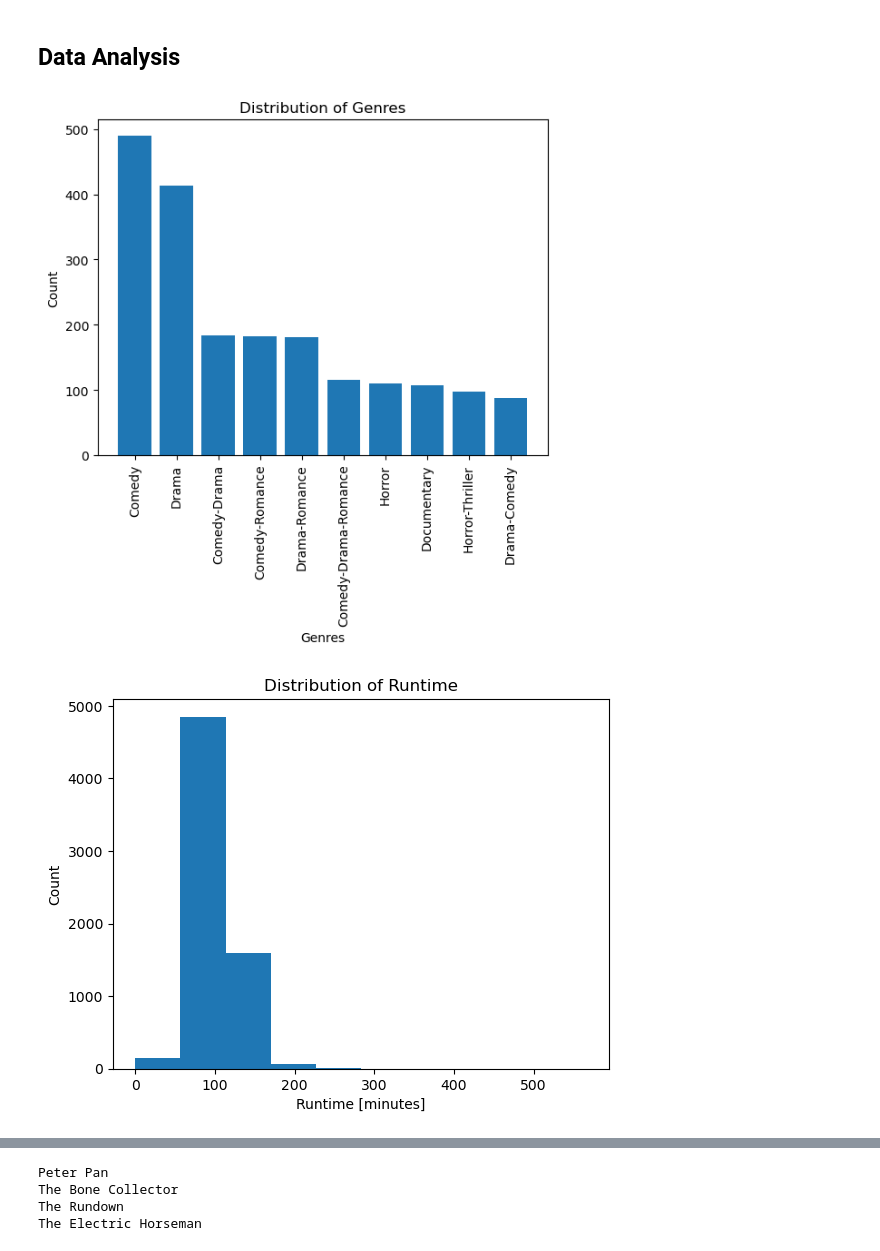
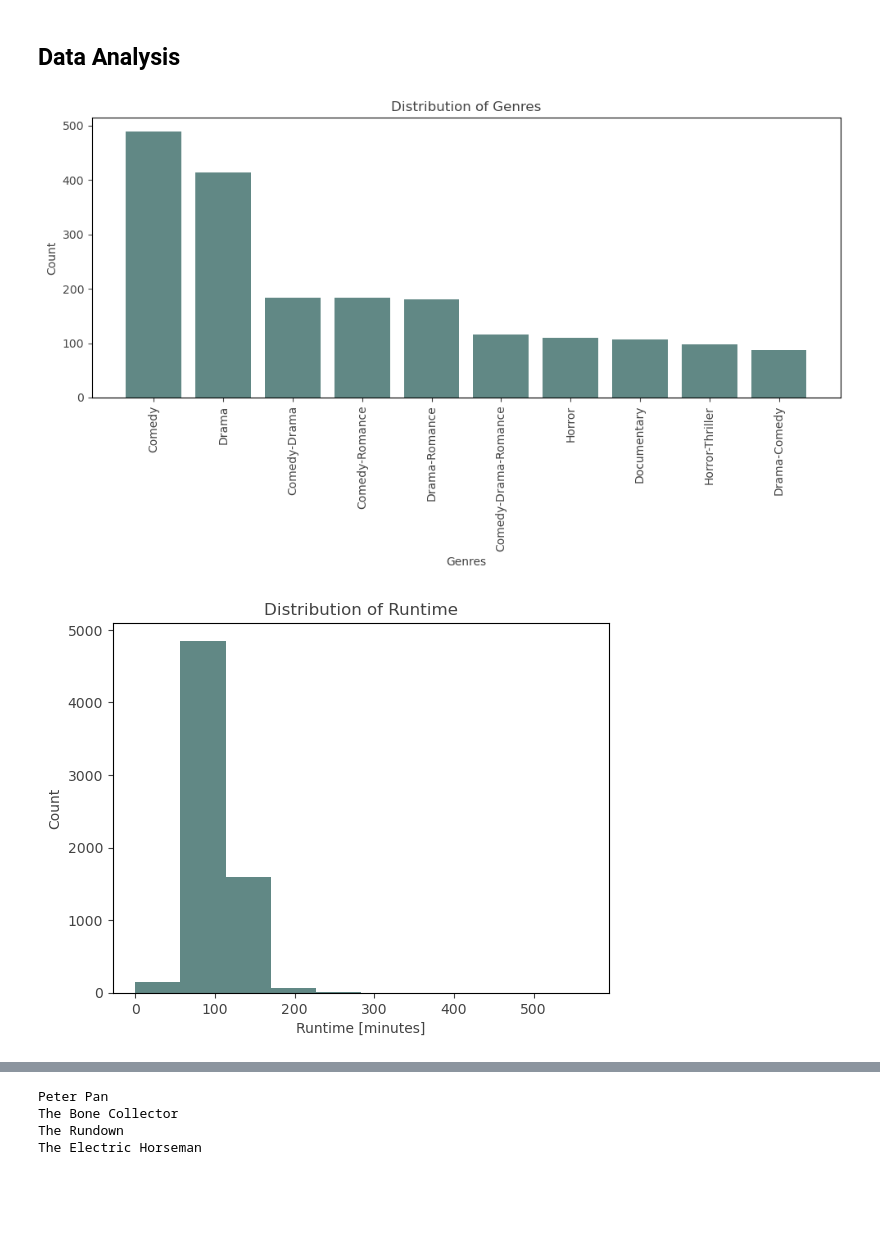
Before and after one commit to Lahjonta/DiscoverySquad, a Jupyter notebook: MovieRecommendation.ipynb, the cells around one changed output, grey strips where cells are left out. Cells and saved outputs as stored; diff of their text form; code cells hidden in the pictures; blank space fills up the shorter version.

```diff
--- a/MovieRecommendation.ipynb
+++ b/MovieRecommendation.ipynb
@@ -62,21 +62,41 @@ df.overview[0]
 ## Data Analysis
 # %%
 # Bar chart for genres
+text_color = '#434343'
+plt.rcParams['text.color'] = text_color
+plt.rcParams['axes.labelcolor'] = text_color
+plt.rcParams['xtick.color'] = text_color
+plt.rcParams['ytick.color'] = text_color
+
 genre_counts = df['genres'].value_counts().head(10)
-plt.bar(genre_counts.index, genre_counts.values)
+
+plt.figure(figsize=(10, 6))  # Adjust the figure size as needed
+
+plt.bar(genre_counts.index, genre_counts.values, color='#618885')
 plt.xlabel('Genres')
 plt.ylabel('Count')
 plt.title('Distribution of Genres')
 plt.xticks(rotation=90)
+plt.tight_layout()  # Adjust the spacing between elements
+
+plt.savefig('genres1.png', transparent=True)
 plt.show()
 # %% [output]
-[figure, old version]
+[figure, new version]
 # %%
 # Histogram for movie runtimes
-plt.hist(df['runtime'], bins=10)
+text_color = '#434343'
+plt.rcParams['text.color'] = text_color
+plt.rcParams['axes.labelcolor'] = text_color
+plt.rcParams['xtick.color'] = text_color
+plt.rcParams['ytick.color'] = text_color
+
+# Histogram for movie runtimes
+plt.hist(df['runtime'], bins=10, color='#618885')
 plt.xlabel('Runtime [minutes]')
 plt.ylabel('Count')
 plt.title('Distribution of Runtime')
-plt.show()
+
+plt.savefig('runtime2.png', transparent=True)
 # %% [output]
-[figure, old version]
+[figure, new version]
```
Also changed, not shown: parts of 8 cells of this notebook.
